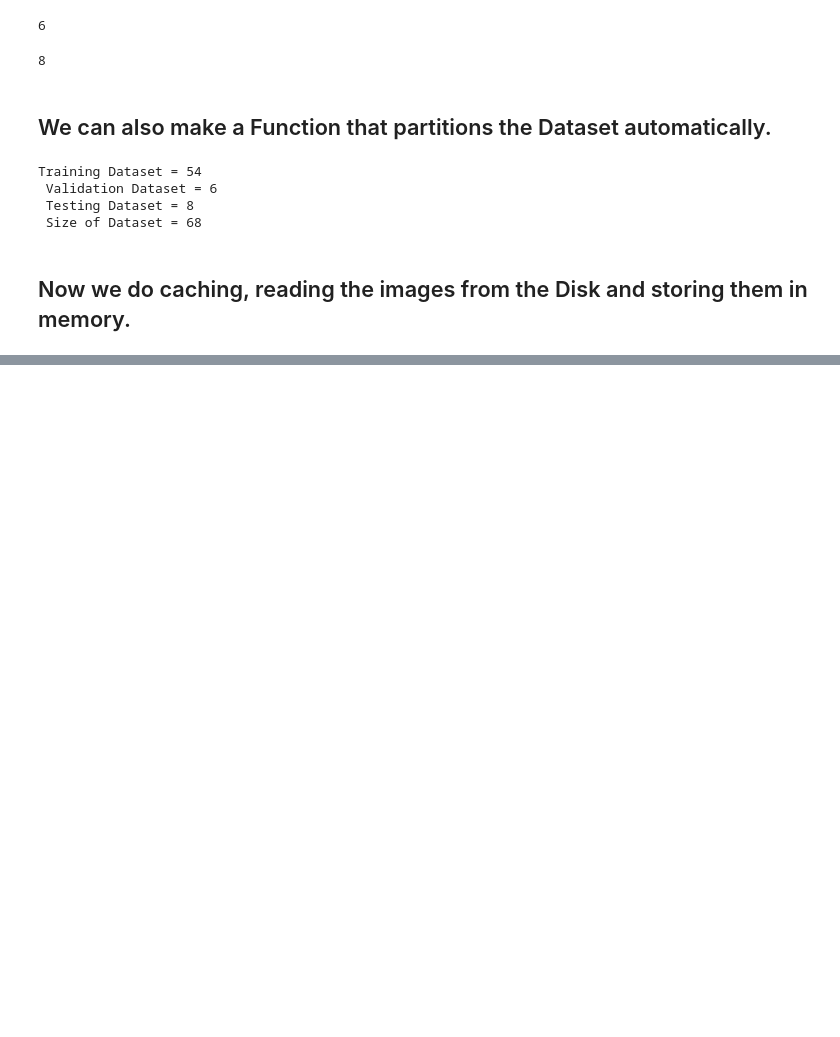
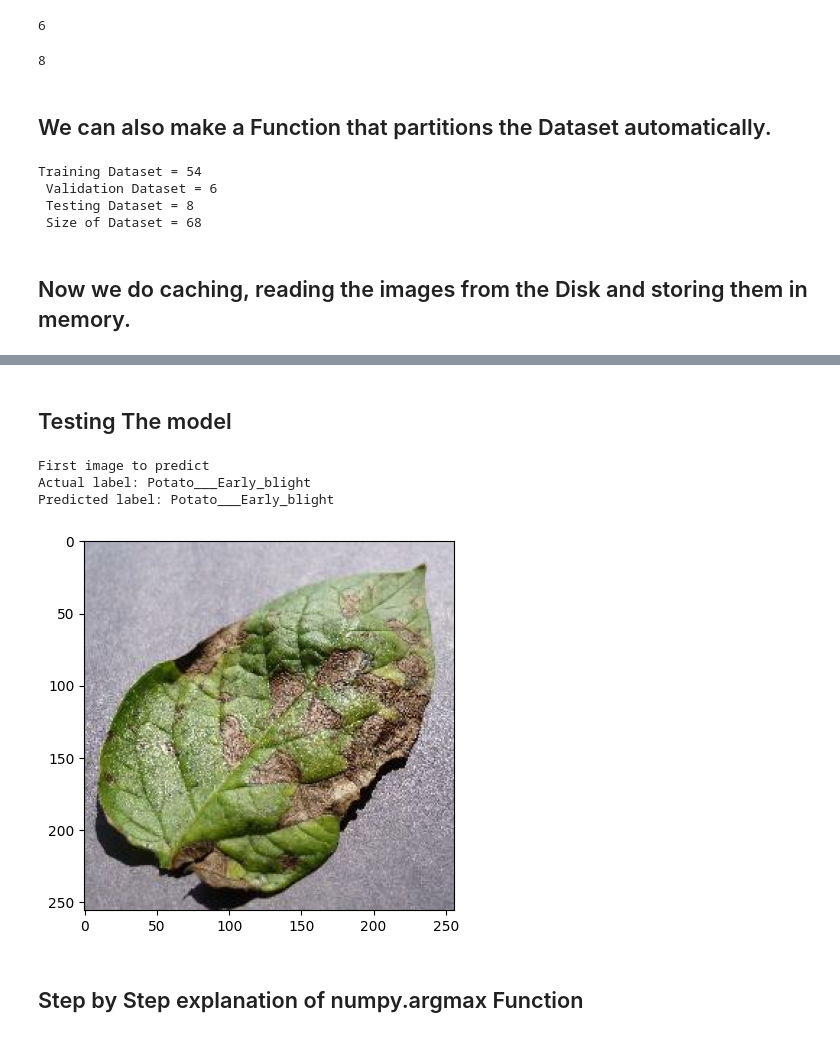
Before and after one commit to M4E5TR0-MUN1R/potato-disease, a Jupyter notebook: training/Potato Training .ipynb, the cells around one changed output, grey strips where cells are left out. Drawn from its saved outputs; the diff is of its cells as text; code cells hidden in the pictures; blank space fills up the shorter version.

```diff
--- a/training/Potato Training .ipynb
+++ b/training/Potato Training .ipynb
@@ -137,0 +146,8 @@ Training Dataset = 54
+# %%
+#Scaling the numpy array (Pre-Processing is usually the first step in any image processing).
+#The numpy array was an RGB scale, so we divide by 255 to get values between 0 and 1.
+resize_and_rescale = tf.keras.Sequential([
+    #Resize so that during prediction any image that is not 256*256 will be resized
+    layers.experimental.preprocessing.Resizing(IMAGE_SIZE,IMAGE_SIZE),
+    layers.experimental.preprocessing.Rescaling(1.0/255)
+])
@@ -137,0 +318,23 @@ Training Dataset = 54
+# %% [markdown]
+## Testing The model
+# %%
+import numpy as np
+for images_batch, labels_batch in test_ds.take(1):
+
+    first_image = images_batch[0].numpy().astype('uint8')
+    first_label = labels_batch[0].numpy()
+
+    print("First image to predict")
+    plt.imshow(first_image)
+    print("Actual label:",class_names[first_label])
+
+    # model.predict is fed 32 images, it then returns a list of confidence values.
+    batch_prediction = model.predict(images_batch)
+    print("Predicted label:",class_names[np.argmax(batch_prediction[0])])
+# %% [output]
+First image to predict
+Actual label: Potato___Early_blight
+Predicted label: Potato___Early_blight
+[figure, added]
+# %% [markdown]
+## Step by Step explanation of numpy.argmax Function
```
Also changed, not shown: parts of 34 cells of this notebook, 2 other files.
